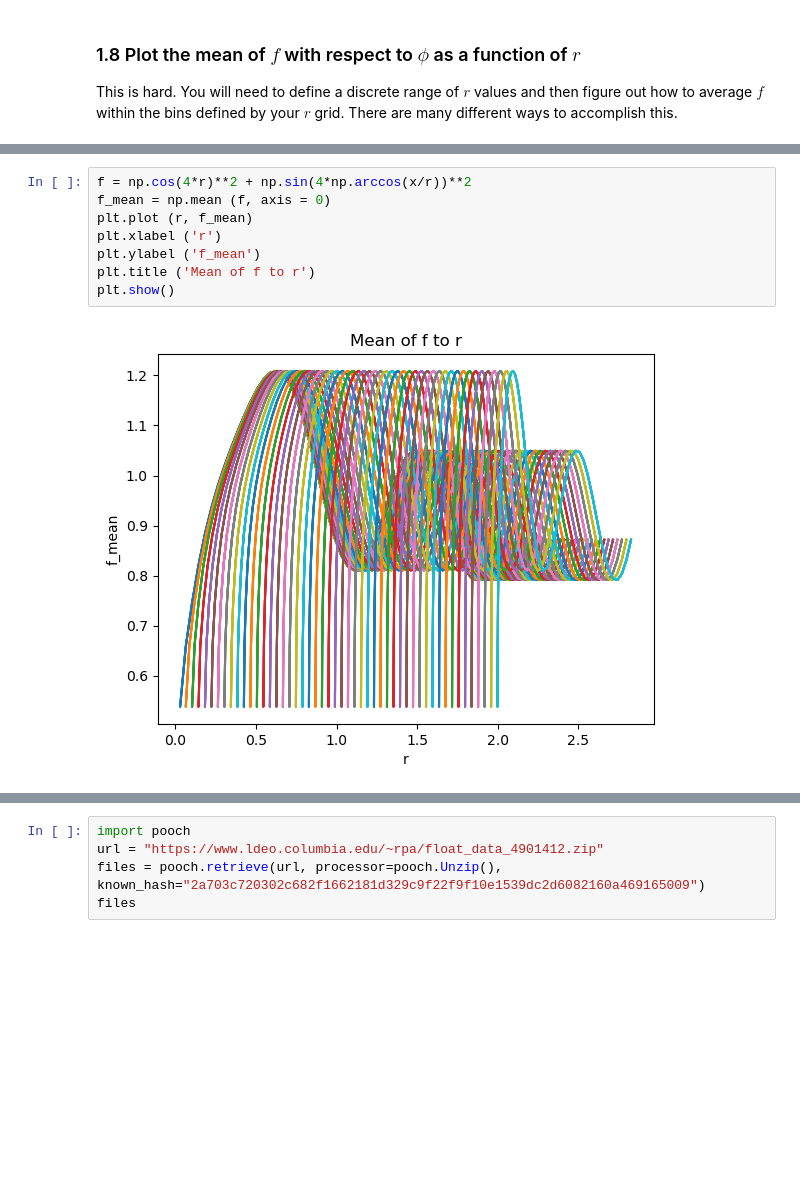
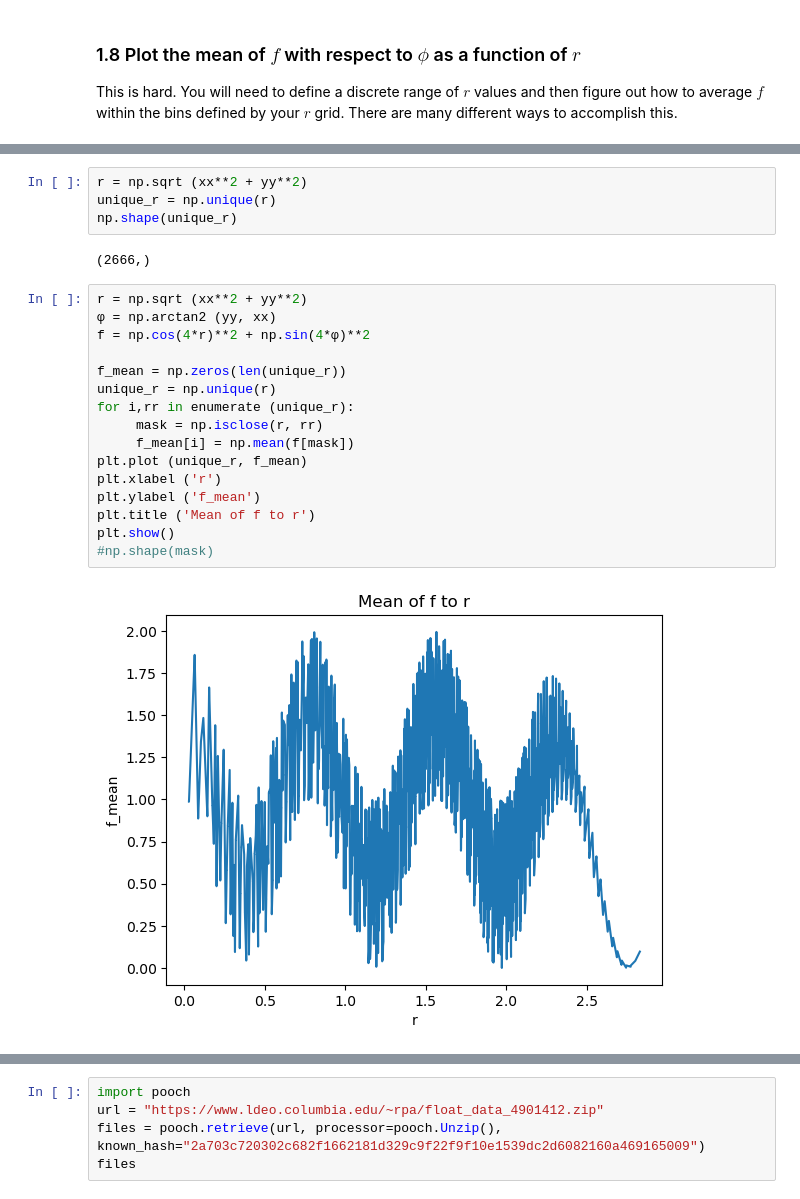
Before and after one commit to AryaAvery/rces-assignments, a Jupyter notebook: assignment3.ipynb, the cells around one changed output, grey strips where cells are left out. Saved outputs shown, nothing was run; the diff lists cells and outputs as text; blank space fills up the shorter version.

```diff
--- a/assignment3.ipynb
+++ b/assignment3.ipynb
@@ -131,10 +152,24 @@ This is hard. You will need to define a discrete range of $r$ values and then fi
+# %%
+r = np.sqrt (xx**2 + yy**2)
+unique_r = np.unique(r)
+np.shape(unique_r)
+# %% [output]
+(2666,)
 # %%
-f = np.cos(4*r)**2 + np.sin(4*np.arccos(x/r))**2
-f_mean = np.mean (f, axis = 0)
-plt.plot (r, f_mean)
+r = np.sqrt (xx**2 + yy**2)
+φ = np.arctan2 (yy, xx)
+f = np.cos(4*r)**2 + np.sin(4*φ)**2
+
+f_mean = np.zeros(len(unique_r))
+unique_r = np.unique(r)
+for i,rr in enumerate (unique_r):
+     mask = np.isclose(r, rr)
+     f_mean[i] = np.mean(f[mask])
+plt.plot (unique_r, f_mean)
 plt.xlabel ('r')
 plt.ylabel ('f_mean')
 plt.title ('Mean of f to r')
 plt.show()
+#np.shape(mask)
 # %% [output]
-[figure, old version]
+[figure, new version]
```
Also changed, not shown: parts of 2 cells of this notebook.
